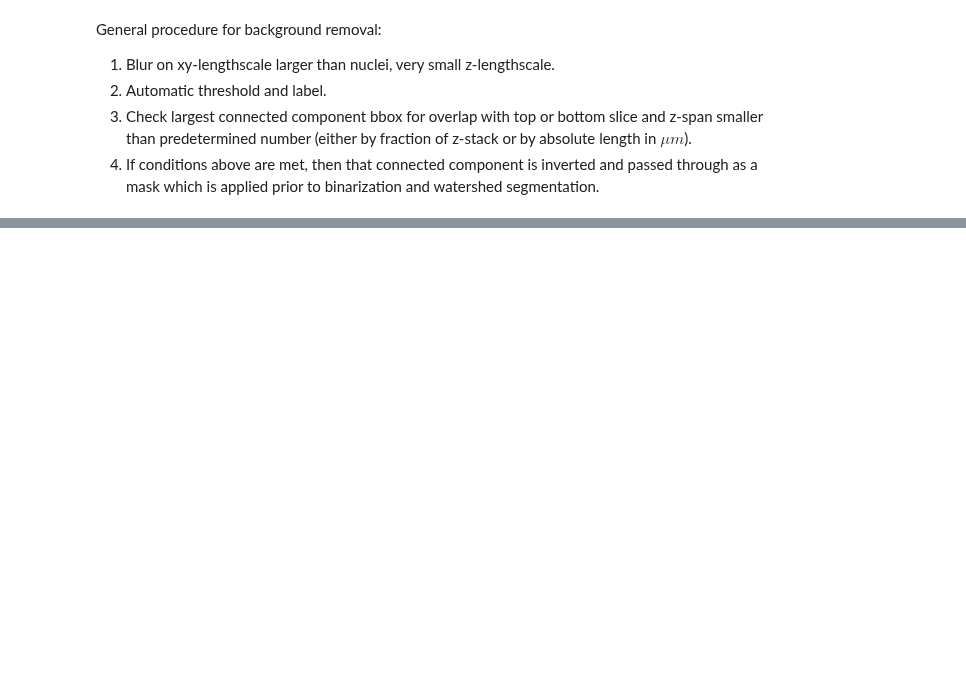
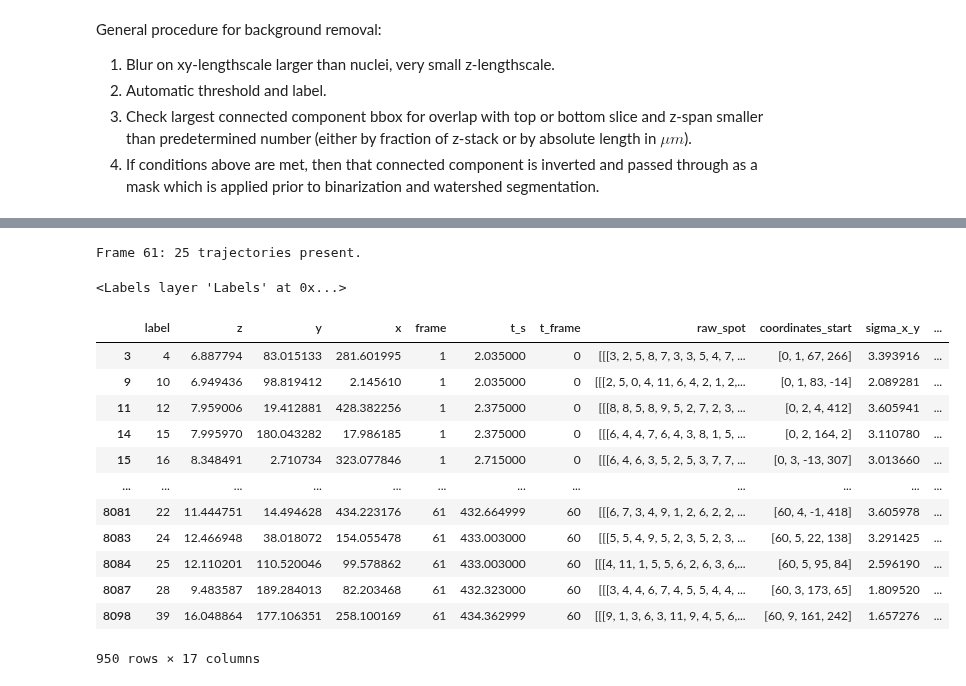
Before and after one commit to GarciaLab/transcription_pipeline, a Jupyter notebook: test.ipynb, the cells around one changed output, grey strips where cells are left out. Saved outputs shown, nothing was run; the diff lists cells and outputs as text; code cells hidden in the pictures; blank space fills up the shorter version.

```diff
--- a/test.ipynb
+++ b/test.ipynb
@@ -190,0 +230,8 @@ General procedure for background removal:
+# %%
+track_spots.extract_spot_traces()
+# %% [output]
+Frame 61: 25 trajectories present.
+# %%
+viewer_1.add_labels(track_spots.reordered_spot_labels)
+# %% [output]
+<Labels layer 'Labels' at 0x...>
@@ -190,0 +242,16 @@ General procedure for background removal:
+# %%
+detected_spots
+# %% [output]
+|  | label | z | y | x | frame | t_s | t_frame | raw_spot | coordinates_start | sigma_x_y | ... |
+| 3 | 4 | 6.887794 | 83.015133 | 281.601995 | 1 | 2.035000 | 0 | [[[3, 2, 5, 8, 7, 3, 3, 5, 4, 7, ... | [0, 1, 67, 266] | 3.393916 | ... |
+| 9 | 10 | 6.949436 | 98.819412 | 2.145610 | 1 | 2.035000 | 0 | [[[2, 5, 0, 4, 11, 6, 4, 2, 1, 2,... | [0, 1, 83, -14] | 2.089281 | ... |
+| 11 | 12 | 7.959006 | 19.412881 | 428.382256 | 1 | 2.375000 | 0 | [[[8, 8, 5, 8, 9, 5, 2, 7, 2, 3, ... | [0, 2, 4, 412] | 3.605941 | ... |
+| 14 | 15 | 7.995970 | 180.043282 | 17.986185 | 1 | 2.375000 | 0 | [[[6, 4, 4, 7, 6, 4, 3, 8, 1, 5, ... | [0, 2, 164, 2] | 3.110780 | ... |
+| 15 | 16 | 8.348491 | 2.710734 | 323.077846 | 1 | 2.715000 | 0 | [[[6, 4, 6, 3, 5, 2, 5, 3, 7, 7, ... | [0, 3, -13, 307] | 3.013660 | ... |
+| ... | ... | ... | ... | ... | ... | ... | ... | ... | ... | ... | ... |
+| 8081 | 22 | 11.444751 | 14.494628 | 434.223176 | 61 | 432.664999 | 60 | [[[6, 7, 3, 4, 9, 1, 2, 6, 2, 2, ... | [60, 4, -1, 418] | 3.605978 | ... |
+| 8083 | 24 | 12.466948 | 38.018072 | 154.055478 | 61 | 433.003000 | 60 | [[[5, 5, 4, 9, 5, 2, 3, 5, 2, 3, ... | [60, 5, 22, 138] | 3.291425 | ... |
+| 8084 | 25 | 12.110201 | 110.520046 | 99.578862 | 61 | 433.003000 | 60 | [[[4, 11, 1, 5, 5, 6, 2, 6, 3, 6,... | [60, 5, 95, 84] | 2.596190 | ... |
+| 8087 | 28 | 9.483587 | 189.284013 | 82.203468 | 61 | 432.323000 | 60 | [[[3, 4, 4, 6, 7, 4, 5, 5, 4, 4, ... | [60, 3, 173, 65] | 1.809520 | ... |
+| 8098 | 39 | 16.048864 | 177.106351 | 258.100169 | 61 | 434.362999 | 60 | [[[9, 1, 3, 6, 3, 11, 9, 4, 5, 6,... | [60, 9, 161, 242] | 1.657276 | ... |
+950 rows × 17 columns
```
Also changed, not shown: parts of 14 cells of this notebook, 1 other file.
